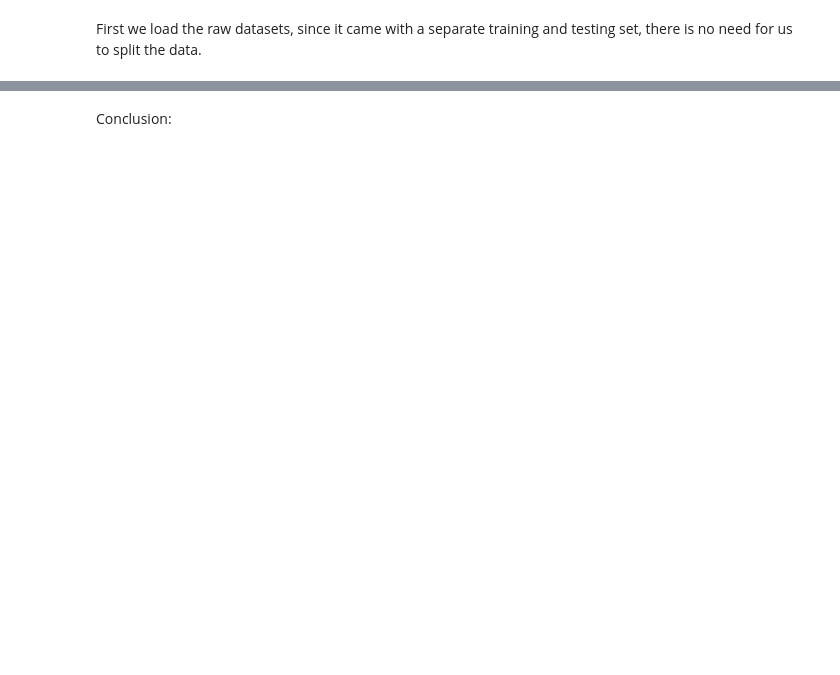
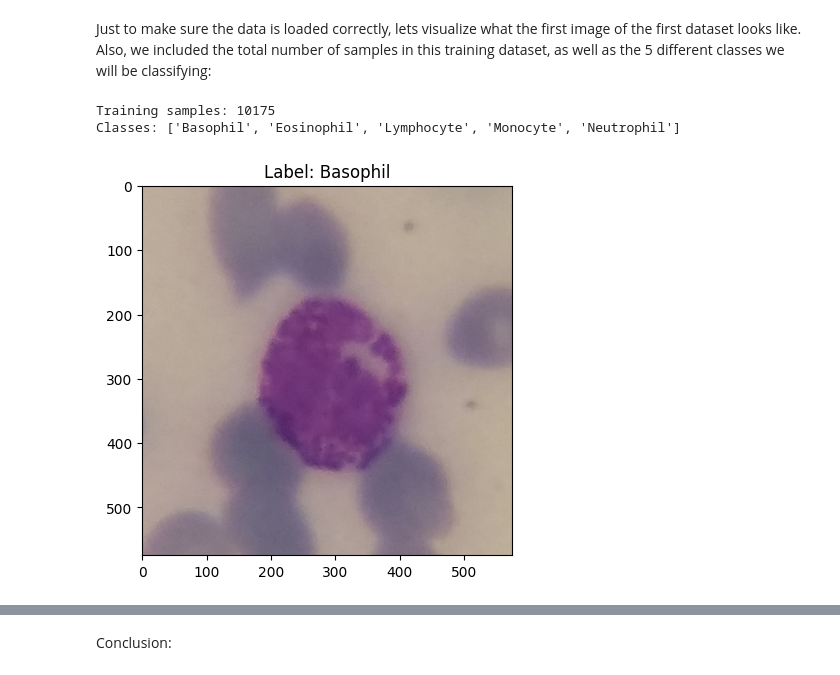
Before and after one commit to Justen762/345-Project, a Jupyter notebook: 345_project.ipynb, the cells around one changed output, grey strips where cells are left out. Saved outputs shown, nothing was run; the diff lists cells and outputs as text; code cells hidden in the pictures; blank space fills up the shorter version.

```diff
--- a/345_project.ipynb
+++ b/345_project.ipynb
@@ -7,2 +11,45 @@ The dataset we used is a collection of normal peripheral white blood cells image
-# %% [markdown]
-First we load the raw datasets, since it came with a separate training and testing set, there is no need for us to split the data.
+# %%
+# Dataloader
+import os
+import PIL
+import numpy as np
+import torch
+import torch.nn as nn
+import torch.optim as optim
+from torchvision import datasets, transforms
+from torch.utils.data import DataLoader, random_split
+from torch.cuda.amp import GradScaler, autocast
+import timm
+import torch.nn as nn
+import matplotlib.pyplot as plt
+from sklearn.metrics import classification_report
+from sklearn.utils.class_weight import compute_class_weight
+from torch.utils.data import WeightedRandomSampler
+from PIL import UnidentifiedImageError
+from collections import Counter
+from torch.optim.lr_scheduler import ReduceLROnPlateau
+
+
+# Load raw datasets first (no transforms yet)
+raw_train_dataset = datasets.ImageFolder(root='dataset/Train')
+raw_testA_dataset = datasets.ImageFolder(root='dataset/TestA')
+raw_testB_dataset = datasets.ImageFolder(root='dataset/Test-B')
+
+testA_loader = DataLoader(raw_testA_dataset, batch_size=64, shuffle=False, num_workers=os.cpu_count() // 2)
+testB_loader = DataLoader(raw_testB_dataset, batch_size=64, shuffle=False, num_workers=os.cpu_count() // 2)
+# %% [markdown]
+Just to make sure the data is loaded correctly, lets visualize what the first image of the first dataset looks like. Also, we included the total number of samples in this training dataset, as well as the 5 different classes we will be classifying:
+# %%
+# TEST AND VISUALIZE DATASET BELOW ------------------------------------------------
+print(f"Training samples: {len(raw_train_dataset)}")
+print(f"Classes: {raw_train_dataset.classes}")
+
+
+image, label = raw_train_dataset[0]  #this shows the first image under the train dataset (first image under basophil)
+plt.imshow(image)
+plt.title(f"Label: {raw_train_dataset.classes[label]}")
+plt.show() # Note!!! The image is normalized, so it looks pretty dark when plt.show().
+# %% [output]
+Training samples: 10175
+Classes: ['Basophil', 'Eosinophil', 'Lymphocyte', 'Monocyte', 'Neutrophil']
+[figure, added]
```
Also changed, not shown: parts of 26 cells of this notebook.
